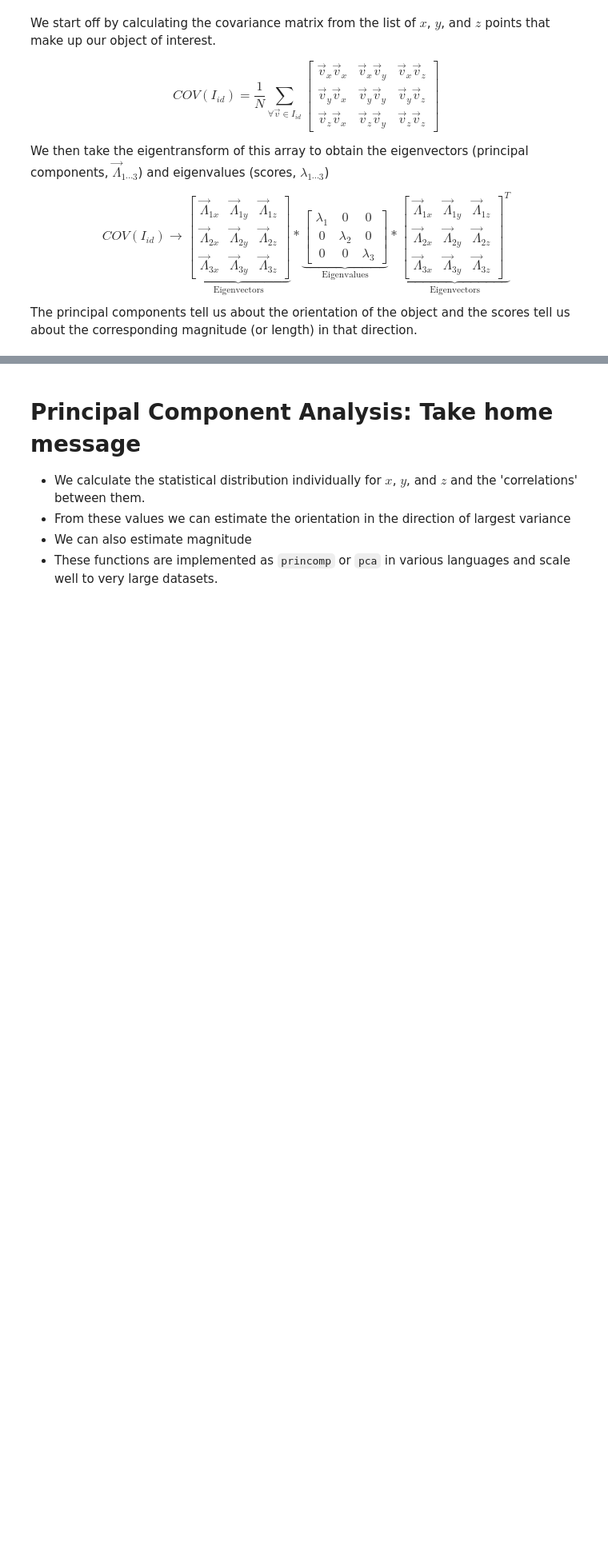
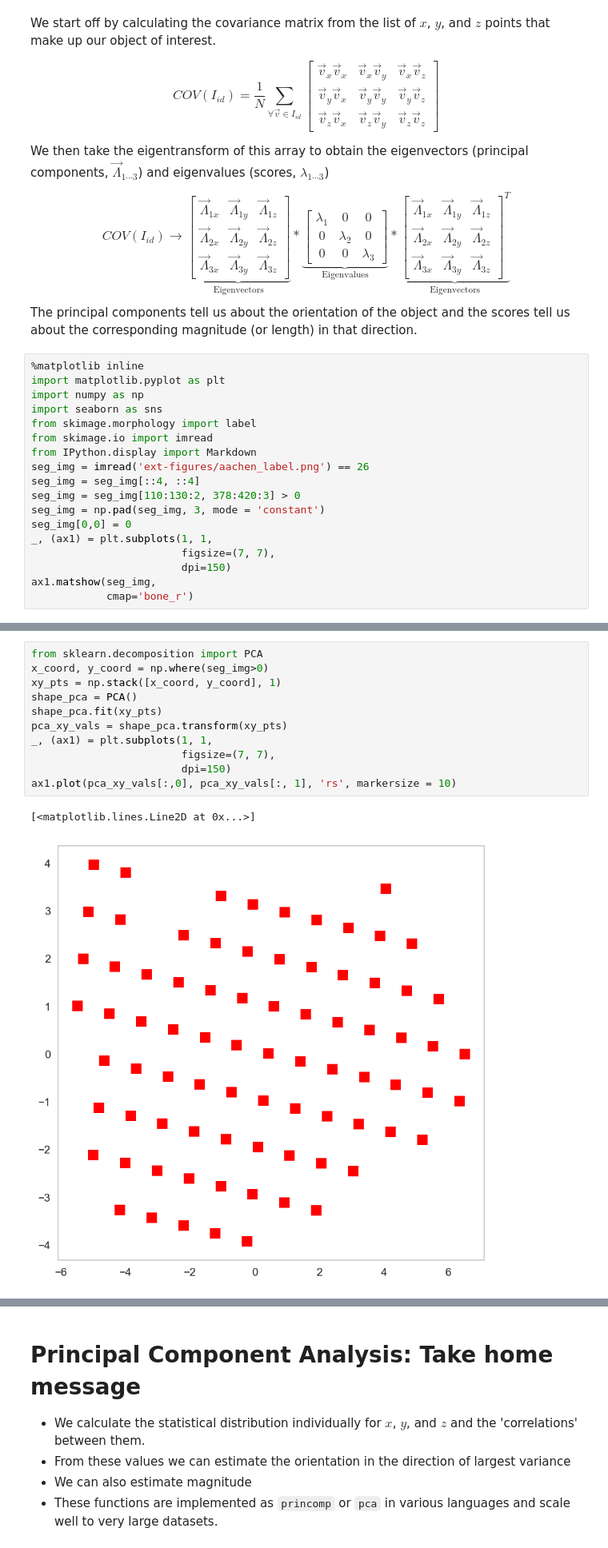
Before and after one commit to kmader/Quantitative-Big-Imaging-2018, a Jupyter notebook: Lectures/06-ShapeAnalysis.ipynb, the cells around one changed output, grey strips where cells are left out. Shown at 80% size. Saved outputs shown, nothing was run; the diff lists cells and outputs as text; blank space fills up the shorter version.

Commit message:
fixed pca text for shape analysis

```diff
--- a/Lectures/06-ShapeAnalysis.ipynb
+++ b/Lectures/06-ShapeAnalysis.ipynb
@@ -1218,3 +1218,21 @@ $$ COV(I_{id}) \longrightarrow \underbrace{\begin{bmatrix}
 \vec{\Lambda}_{3x} & \vec{\Lambda}_{3y} & \vec{\Lambda}_{3z}
 \end{bmatrix}^{T}}_{\textrm{Eigenvectors}} $$
 The principal components tell us about the orientation of the object and the scores tell us about the corresponding magnitude (or length) in that direction.
+# %%
+%matplotlib inline
+import matplotlib.pyplot as plt
+import numpy as np
+import seaborn as sns
+from skimage.morphology import label
+from skimage.io import imread
+from IPython.display import Markdown
+seg_img = imread('ext-figures/aachen_label.png') == 26
+seg_img = seg_img[::4, ::4]
+seg_img = seg_img[110:130:2, 378:420:3] > 0
+seg_img = np.pad(seg_img, 3, mode = 'constant')
+seg_img[0,0] = 0
+_, (ax1) = plt.subplots(1, 1,
+                        figsize=(7, 7),
+                        dpi=150)
+ax1.matshow(seg_img,
+            cmap='bone_r')
@@ -1220,0 +1242,14 @@ The principal components tell us about the orientation of the object and the sco
+# %%
+from sklearn.decomposition import PCA
+x_coord, y_coord = np.where(seg_img>0)
+xy_pts = np.stack([x_coord, y_coord], 1)
+shape_pca = PCA()
+shape_pca.fit(xy_pts)
+pca_xy_vals = shape_pca.transform(xy_pts)
+_, (ax1) = plt.subplots(1, 1,
+                        figsize=(7, 7),
+                        dpi=150)
+ax1.plot(pca_xy_vals[:,0], pca_xy_vals[:, 1], 'rs', markersize = 10)
+# %% [output]
+[<matplotlib.lines.Line2D at 0x...>]
+[figure, added]
```
Also changed, not shown: parts of 2 cells of this notebook.
